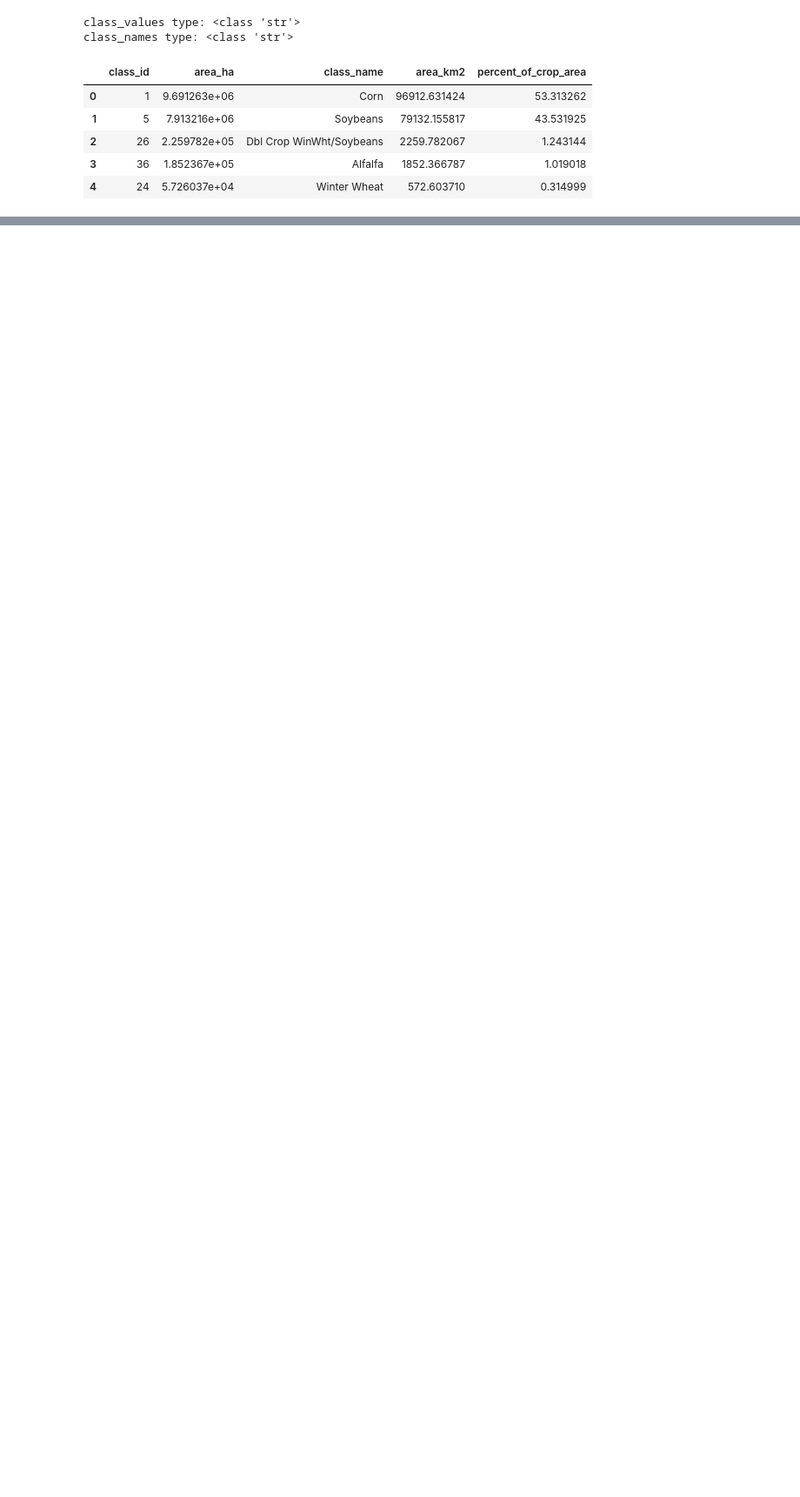
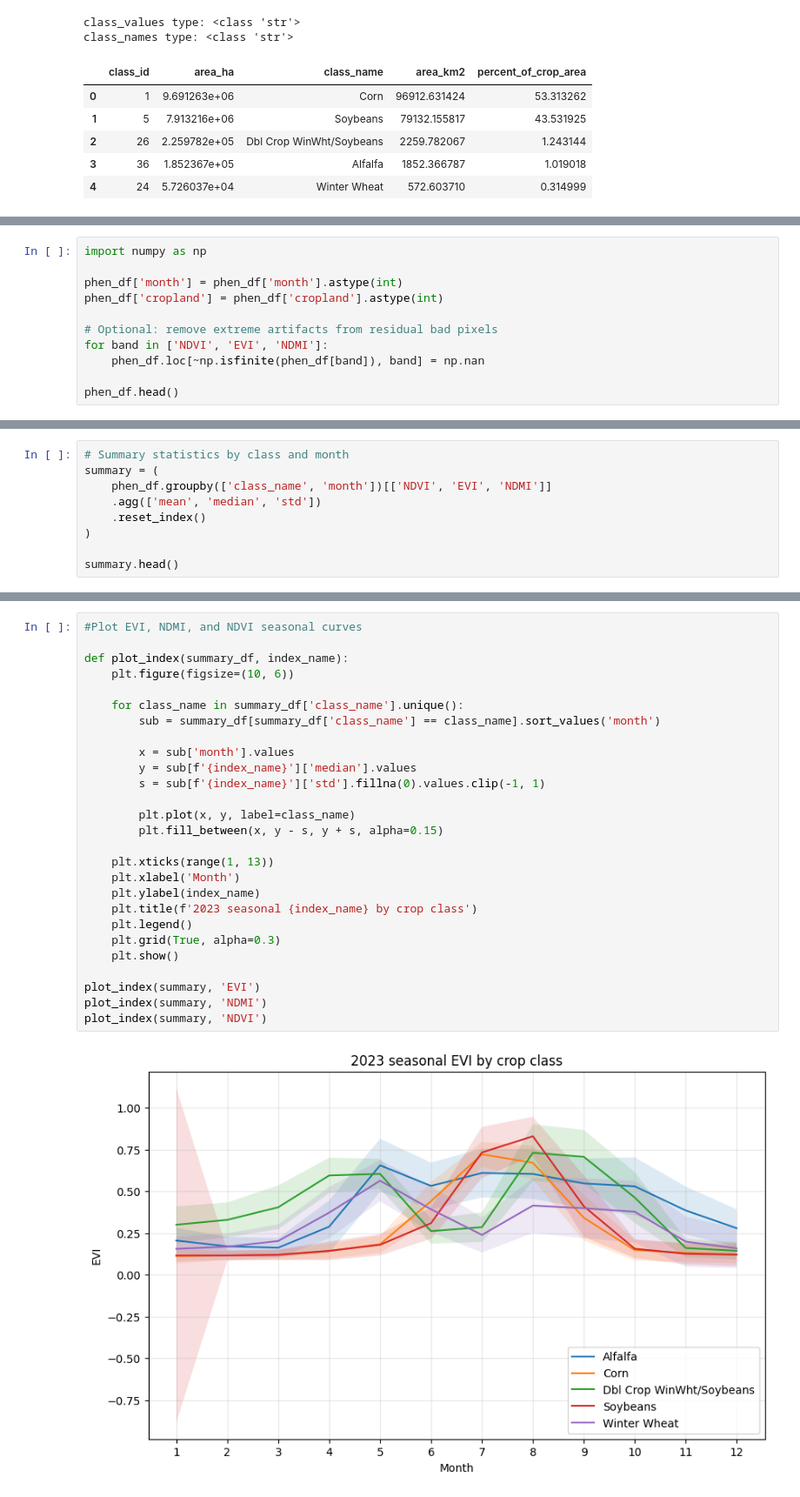
Before and after one commit to Aidan4478D/ECE414, a Jupyter notebook: ECE414_Assigment_2.ipynb, the cells around one changed output, grey strips where cells are left out. Shown at 87% size. Cells and saved outputs as stored; diff of their text form; blank space fills up the shorter version.

```diff
--- a/ECE414_Assigment_2.ipynb
+++ b/ECE414_Assigment_2.ipynb
@@ -407,0 +624,11 @@ plt.show()
+# %%
+import numpy as np
+
+phen_df['month'] = phen_df['month'].astype(int)
+phen_df['cropland'] = phen_df['cropland'].astype(int)
+
+# Optional: remove extreme artifacts from residual bad pixels
+for band in ['NDVI', 'EVI', 'NDMI']:
+    phen_df.loc[~np.isfinite(phen_df[band]), band] = np.nan
+
+phen_df.head()
@@ -407,0 +642,9 @@ plt.show()
+# %%
+# Summary statistics by class and month
+summary = (
+    phen_df.groupby(['class_name', 'month'])[['NDVI', 'EVI', 'NDMI']]
+    .agg(['mean', 'median', 'std'])
+    .reset_index()
+)
+
+summary.head()
@@ -407,0 +659,29 @@ plt.show()
+# %%
+#Plot EVI, NDMI, and NDVI seasonal curves
+
+def plot_index(summary_df, index_name):
+    plt.figure(figsize=(10, 6))
+
+    for class_name in summary_df['class_name'].unique():
+        sub = summary_df[summary_df['class_name'] == class_name].sort_values('month')
+
+        x = sub['month'].values
+        y = sub[f'{index_name}']['median'].values
+        s = sub[f'{index_name}']['std'].fillna(0).values.clip(-1, 1)
+
+        plt.plot(x, y, label=class_name)
+        plt.fill_between(x, y - s, y + s, alpha=0.15)
+
+    plt.xticks(range(1, 13))
+    plt.xlabel('Month')
+    plt.ylabel(index_name)
+    plt.title(f'2023 seasonal {index_name} by crop class')
+    plt.legend()
+    plt.grid(True, alpha=0.3)
+    plt.show()
+
+plot_index(summary, 'EVI')
+plot_index(summary, 'NDMI')
+plot_index(summary, 'NDVI')
+# %% [output]
+[figure, added]
```
Also changed, not shown: parts of 17 cells of this notebook.
